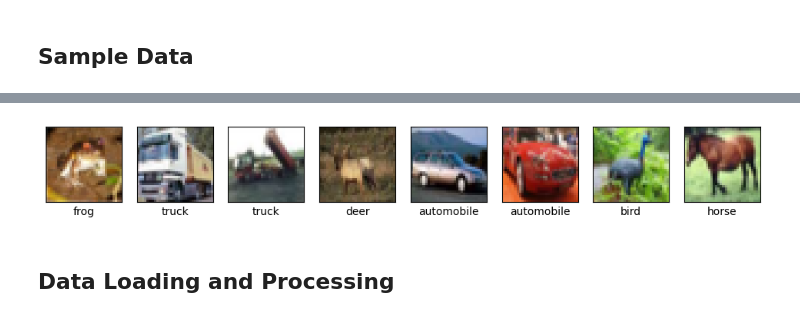
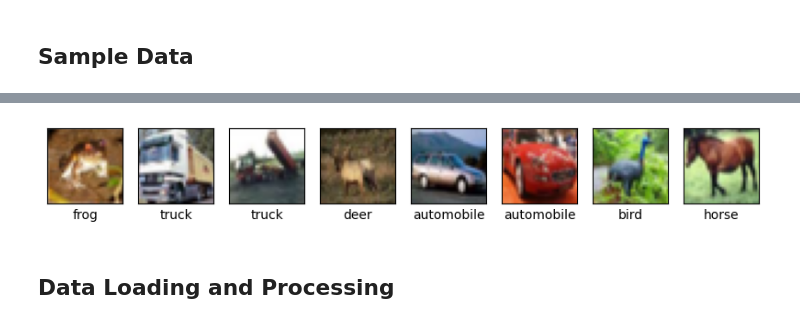
Before and after one commit to MercyMoparthy/CNN-Project, a Jupyter notebook: CNNResNetModel.ipynb, the cells around one changed output, grey strips where cells are left out. Cells and saved outputs as stored; diff of their text form; code cells hidden in the pictures.

```diff
--- a/CNNResNetModel.ipynb
+++ b/CNNResNetModel.ipynb
@@ -36,7 +36,7 @@ class_names = ['airplane', 'automobile', 'bird', 'cat', 'deer',
 (train_images, train_labels), (test_images, test_labels) = tf.keras.datasets.cifar10.load_data()
 # Function to plot sample images
 def plot_sample_images(images, labels, class_names, num_images=8):
-    plt.figure(figsize=(12, 4))
+    plt.figure(figsize=(10, 4))
     for i in range(num_images):
         plt.subplot(1, num_images, i+1)
         plt.xticks([])
@@ -55,4 +53,4 @@ Downloading data from https://www.cs.toronto.edu/~kriz/cifar-10-python.tar.gz
-[figure, old version]
+[figure, new version]
 # %% [markdown]
 ## Data Loading and Processing
 # %%
```
Also changed, not shown: parts of 9 cells of this notebook.
